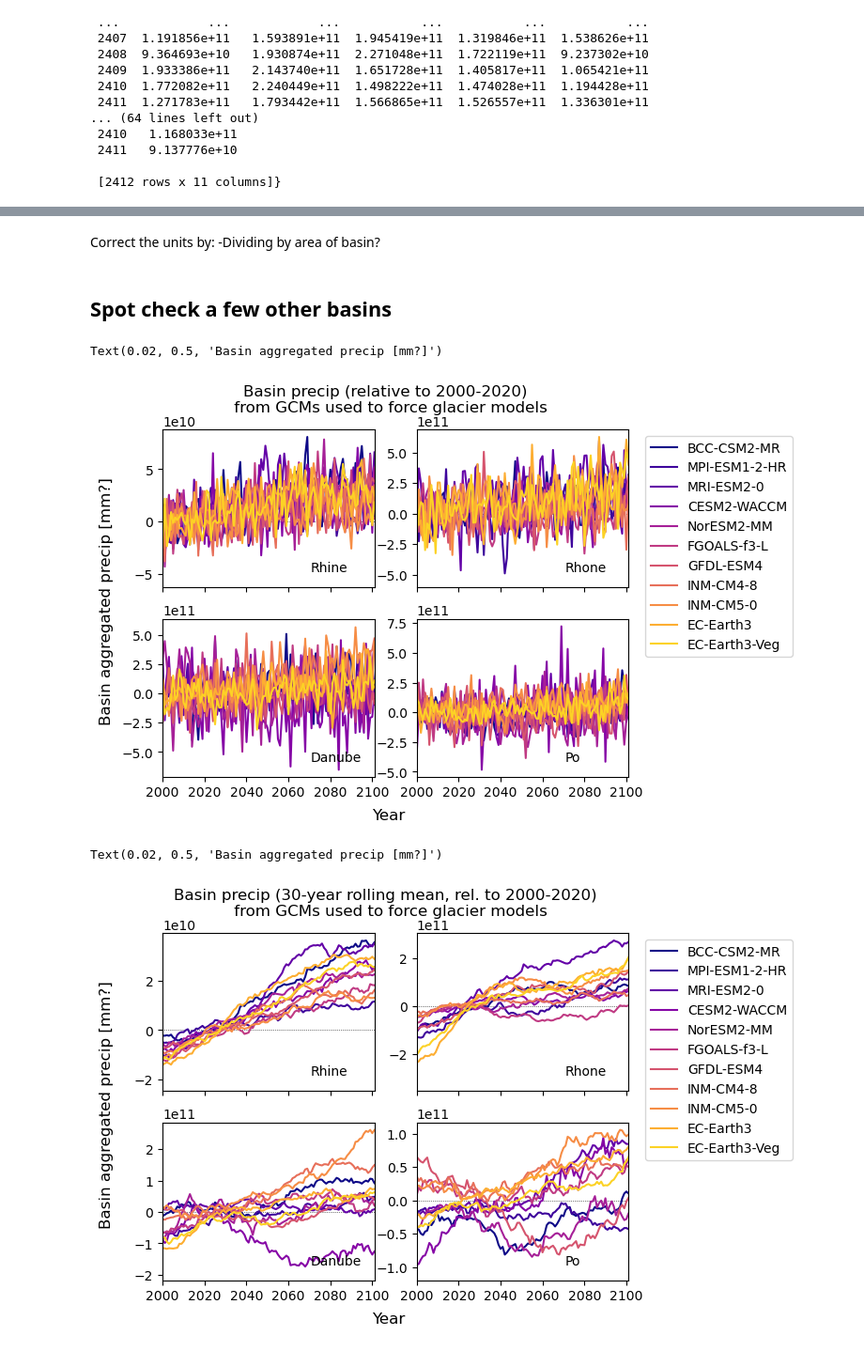
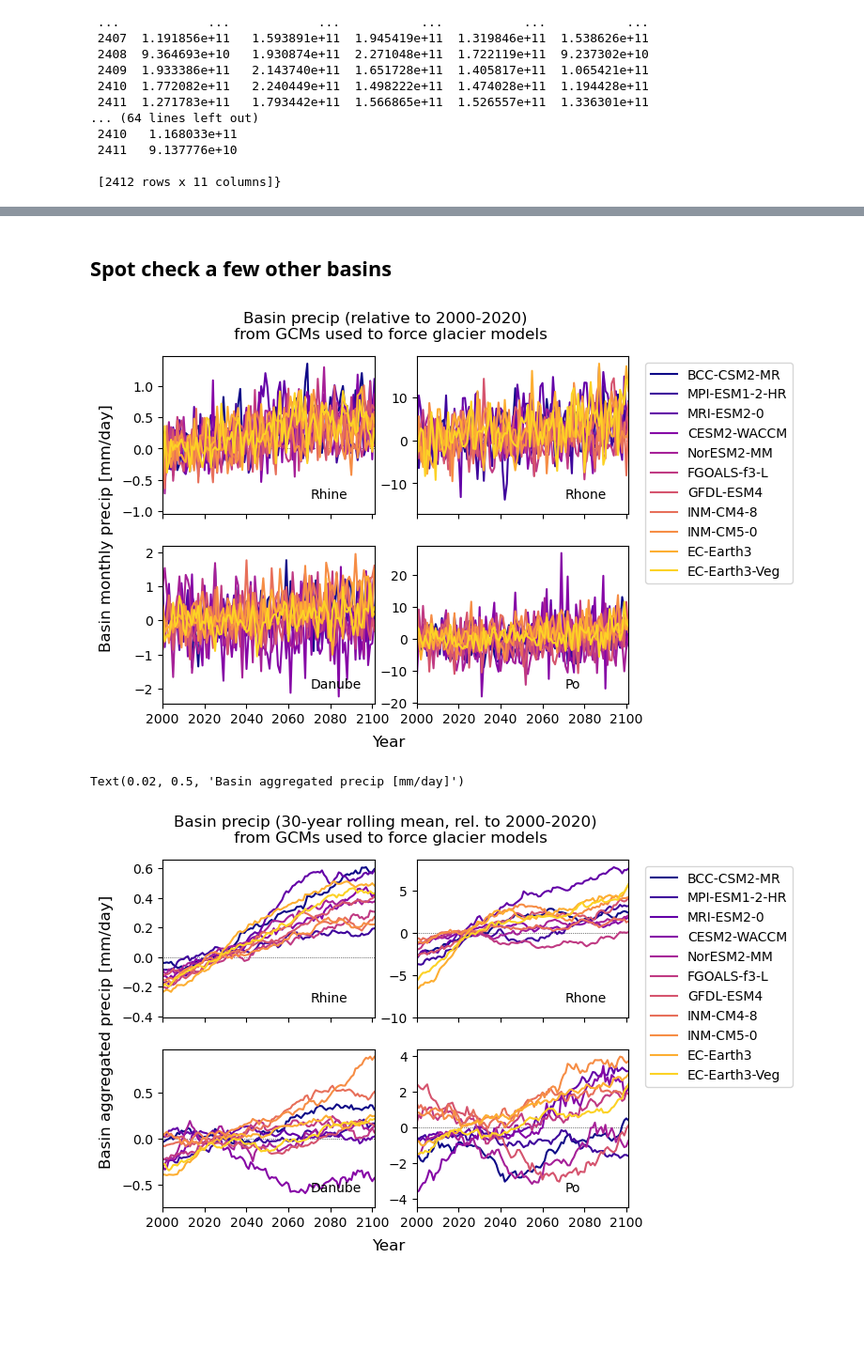
Before and after one commit to ehultee/glacial-SPEI, a Jupyter notebook: 20240618-precip_analysis.ipynb, the cells around one changed output, grey strips where cells are left out. Shown at 94% size. Cells and saved outputs as stored; diff of their text form; code cells hidden in the pictures; blank space fills up the shorter version.

```diff
--- a/20240618-precip_analysis.ipynb
+++ b/20240618-precip_analysis.ipynb
@@ -118,8 +145,13 @@ ax.axhline(0, color='k', ls=':', lw= 0.5)
 for i,this_GCM in enumerate(modelnames):
     this_precip = pd.Series(P_by_basin[this_basin]['Ssp4p5'][this_GCM])
     this_precip.index=rng
-    hist_mean = this_precip['2000-01-31':'2020-12-31'].resample('A').sum().mean()
-    ax.plot((this_precip.resample('A').sum()-hist_mean), label=this_GCM, color=default_colors(i/len(modelnames)))
+
+    this_precip_dailyavg = this_precip / this_precip.index.days_in_month
+    ## handy days_in_month utility
+    this_precip_mmday = this_precip_dailyavg*1000 / (TotalBasinAreas.loc[this_basin].squeeze()*1e6)
+
+    hist_mean = this_precip_mmday['2000-01-31':'2020-12-31'].resample('A').mean().mean()
+    ax.plot((this_precip_mmday.resample('A').mean()-hist_mean), label=this_GCM, color=default_colors(i/len(modelnames)))
 ax.legend(bbox_to_anchor=(1.05, 1.0), ncol=1)
 
 ax.set(xlim=(pd.datetime(1999,12,31),pd.datetime(2100,12,31)),
@@ -134,12 +166,17 @@ ax.axhline(0, color='k', ls=':', lw= 0.5)
 for i,this_GCM in enumerate(modelnames):
     this_precip = pd.Series(P_by_basin[this_basin]['Ssp4p5'][this_GCM])
     this_precip.index=rng
-    hist_mean = this_precip['2000-01-31':'2020-12-31'].resample('A').sum().mean()
-    ax.plot((this_precip.resample('A').sum()-hist_mean).rolling(window=30).mean(), label=this_GCM, color=default_colors(i/len(modelnames)))
+
+    this_precip_dailyavg = this_precip / this_precip.index.days_in_month
+    ## handy days_in_month utility
+    this_precip_mmday = this_precip_dailyavg*1000 / (TotalBasinAreas.loc[this_basin].squeeze()*1e6)
+
+    hist_mean = this_precip_mmday['2000-01-31':'2020-12-31'].resample('A').mean().mean()
+    ax.plot((this_precip_mmday.resample('A').mean()-hist_mean).rolling(window=30).mean(), label=this_GCM, color=default_colors(i/len(modelnames)))
 ax.legend(bbox_to_anchor=(1.05, 1.0), ncol=1)
 
 ax.set(xlim=(pd.datetime(1999,12,31),pd.datetime(2100,12,31)),
       xlabel='Year',
-      ylabel='Basin aggregated precip [mm?]',
+      ylabel='Basin aggregated precip [mm/day]',
       title='{} basin precip (30-year rolling mean, rel. 2000-2020) \n from GCMs used to force glacier models'.format(str.capitalize(this_basin)));
 # %% [output]
@@ -149,6 +186,3 @@ Looks like all of these GCMs have increasing precip in the Rhone over the 21st c
-# %% [markdown]
-Correct the units by:
--Dividing by area of basin?
 # %% [markdown]
 ## Spot check a few other basins
 # %%
@@ -163,8 +197,13 @@ for i, ax in enumerate(axs.ravel()):
     for i,this_GCM in enumerate(modelnames):
         this_precip = pd.Series(P_by_basin[this_basin]['Ssp4p5'][this_GCM])
         this_precip.index=rng
-        hist_mean = this_precip['2000-01-31':'2020-12-31'].resample('A').sum().mean()
-        ax.plot((this_precip.resample('A').sum()-hist_mean), label=this_GCM, color=default_colors(i/len(modelnames)))
+
+        this_precip_dailyavg = this_precip / this_precip.index.days_in_month
+        ## handy days_in_month utility
+        this_precip_mmday = this_precip_dailyavg*1000 / (TotalBasinAreas.loc[this_basin].squeeze()*1e6)
+
+        hist_mean = this_precip_mmday['2000-01-31':'2020-12-31'].resample('A').mean().mean()
+        ax.plot((this_precip_mmday.resample('A').mean()-hist_mean), label=this_GCM, color=default_colors(i/len(modelnames)))
 
     ax.set(xlim=(datetime.datetime(1999,12,31),datetime.datetime(2100,12,31)))
     ax.text(0.7, 0.1, basin_label, transform=ax.transAxes)
@@ -172,30 +211,35 @@ for i, ax in enumerate(axs.ravel()):
 axs[0,1].legend(bbox_to_anchor=(1.05, 1.0), ncol=1)
 fig.suptitle('Basin precip (relative to 2000-2020) \n from GCMs used to force glacier models')
 fig.supxlabel('Year')
-fig.supylabel('Basin aggregated precip [mm?]')
+fig.supylabel('Basin monthly precip [mm/day]');
 # %% [output]
-Text(0.02, 0.5, 'Basin aggregated precip [mm?]')
-[figure, old version]
+[figure, new version]
 # %%
 fig, axs = plt.subplots(2,2, sharex=True)
 for i, ax in enumerate(axs.ravel()):
     this_basin = test_basins[i]
-    basin_label = ' '.join([s.capitalize() for s in this_basin.split(' ')])
+    basin_label = ' '.join([s.capitalize() for s in this_basin.split(' ')]) ## manage multi-word basin names
 
     ax.axhline(0, color='k', ls=':', lw= 0.5)
     for i,this_GCM in enumerate(modelnames):
         this_precip = pd.Series(P_by_basin[this_basin]['Ssp4p5'][this_GCM])
         this_precip.index=rng
-        hist_mean = this_precip['2000-01-31':'2020-12-31'].resample('A').sum().mean()
-        ax.plot((this_precip.resample('A').sum()-hist_mean).rolling(window=30).mean(), label=this_GCM, color=default_colors(i/len(modelnames)))
+
+        this_precip_dailyavg = this_precip / this_precip.index.days_in_month
+        ## handy days_in_month utility
+        this_precip_mmday = this_precip_dailyavg*1000 / (TotalBasinAreas.loc[this_basin].squeeze()*1e6)
+
+        hist_mean = this_precip_mmday['2000-01-31':'2020-12-31'].resample('A').mean().mean()
+        ax.plot((this_precip_mmday.resample('A').mean()-hist_mean).rolling(window=30).mean(),
+                label=this_GCM, color=default_colors(i/len(modelnames)))
 
     ax.set(xlim=(datetime.datetime(1999,12,31),datetime.datetime(2100,12,31)))
     ax.text(0.7, 0.1, basin_label, transform=ax.transAxes)
 
 axs[0,1].legend(bbox_to_anchor=(1.05, 1.0), ncol=1)
 fig.suptitle('Basin precip (30-year rolling mean, rel. to 2000-2020) \n from GCMs used to force glacier models')
 fig.supxlabel('Year')
-fig.supylabel('Basin aggregated precip [mm?]')
+fig.supylabel('Basin aggregated precip [mm/day]')
 # %% [output]
-Text(0.02, 0.5, 'Basin aggregated precip [mm?]')
+Text(0.02, 0.5, 'Basin aggregated precip [mm/day]')
-[figure, old version]
+[figure, new version]
```
Also changed, not shown: parts of 12 cells of this notebook.
